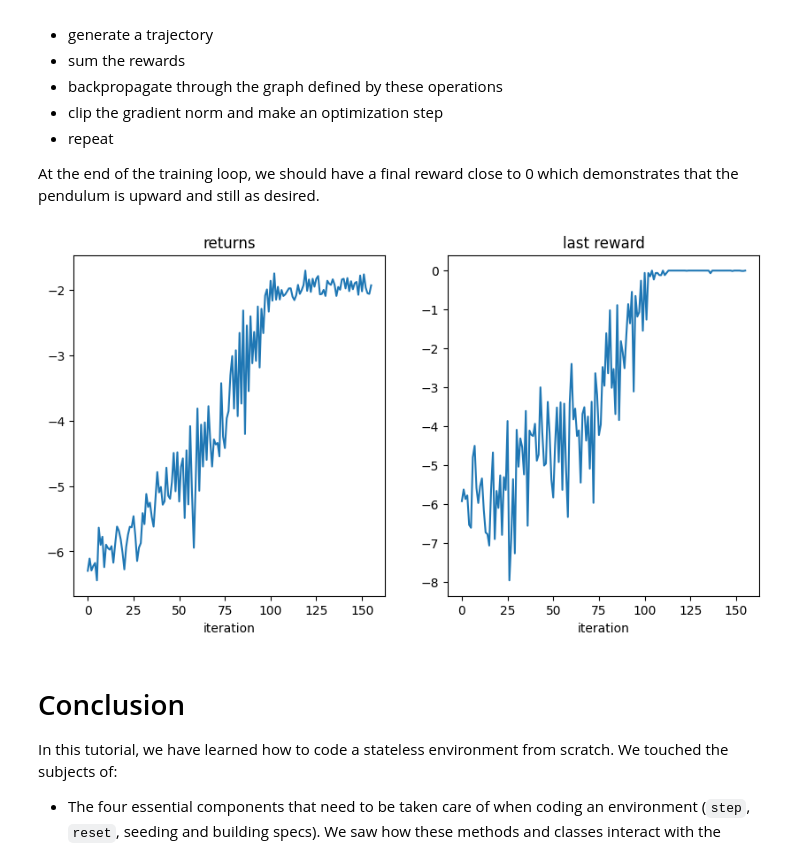
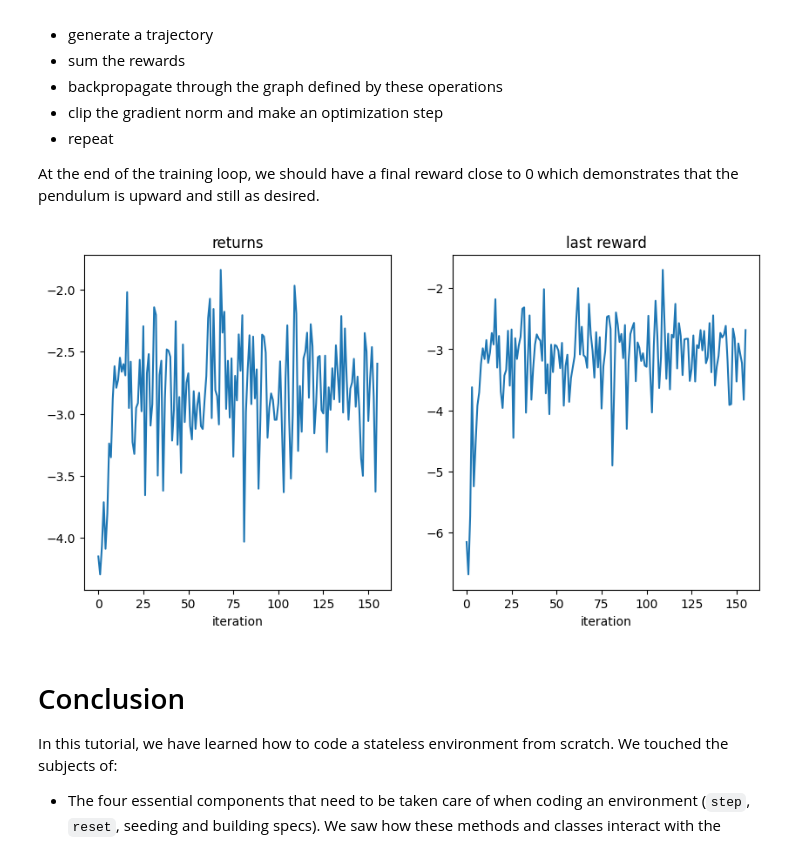
Before and after one commit to ModeS7/Pendulum_RL, a Jupyter notebook: pendulum.ipynb, the cells around one changed output. Cells and saved outputs as stored; diff of their text form; code cells hidden in the pictures.

```diff
--- a/pendulum.ipynb
+++ b/pendulum.ipynb
@@ -477,7 +512,7 @@ We add a static method `PendulumEnv.gen_params`{.interpreted-text
 role="meth"} which deterministically generates a set of hyperparameters
 to be used during execution:
 # %%
-def gen_params(g=10.0, batch_size=None) -> TensorDictBase:
+def gen_params(g=9.81, batch_size=None) -> TensorDictBase:
     """Returns a ``tensordict`` containing the physical parameters such as gravitational force and torque or speed limits."""
     if batch_size is None:
         batch_size = []
@@ -485,12 +520,12 @@ def gen_params(g=10.0, batch_size=None) -> TensorDictBase:
         {
             "params": TensorDict(
                 {
-                    "max_speed": 8,
-                    "max_torque": 2.0,
+                    "max_phi": 2.0/3.0,
+                    "max_voltage": 5.0,
                     "dt": 0.05,
                     "g": g,
-                    "m": 1.0,
-                    "l": 1.0,
+                    "m": 0.024,
+                    "l": 0.129/2.0,
                 },
                 [],
             )
@@ -648,8 +680,8 @@ env = TransformedEnv(
     # ``Unsqueeze`` the observations that we will concatenate
     UnsqueezeTransform(
         dim=-1,
-        in_keys=["th", "thdot"],
-        in_keys_inv=["th", "thdot"],
+        in_keys=["th", "thdot", "thdotdot", "phi", "phidot", "phidotdot"],
+        in_keys_inv=["th", "thdot", "thdotdot", "phi", "phidot", "phidotdot"],
     ),
 )
 # %% [markdown]
@@ -941,13 +973,13 @@ torch.manual_seed(0)
 env.set_seed(0)
 
 net = nn.Sequential(
-    nn.LazyLinear(128),
+    nn.Linear(3, 128),  # Input size 3 for ['sin', 'cos', 'thdot']
     nn.ReLU(),
-    nn.LazyLinear(128),
+    nn.Linear(128, 128),
     nn.ReLU(),
-    nn.LazyLinear(128),
+    nn.Linear(128, 128),
     nn.ReLU(),
-    nn.LazyLinear(1),
+    nn.Linear(128, 1),
 )
 policy = TensorDictModule(
     net,
@@ -958,7 +990,7 @@ policy = TensorDictModule(
 and our optimizer:
 # %%
 #optim = torch.optim.Adam(policy.parameters(), lr=2e-3)
-optim = Lion(policy.parameters(), lr=1e-3)
+optim = Lion(policy.parameters(), lr=5e-3)
 # %% [markdown]
 Training loop
 =============
@@ -974,8 +1006,8 @@ We will successively:
 At the end of the training loop, we should have a final reward close to
 0 which demonstrates that the pendulum is upward and still as desired.
 # %%
-batch_size = 128
-pbar = tqdm.tqdm(range(20_000 // batch_size))
+batch_size = 32
+pbar = tqdm.tqdm(range(5_000 // batch_size))
 scheduler = torch.optim.lr_scheduler.CosineAnnealingLR(optim, 20_000)
 logs = defaultdict(list)
 
@@ -987,34 +1019,34 @@ for _ in pbar:
     gn = torch.nn.utils.clip_grad_norm_(net.parameters(), 1.0)
     optim.step()
     optim.zero_grad()
     pbar.set_description(
         f"reward: {traj_return: 4.4f}, "
         f"last reward: {rollout[..., -1]['next', 'reward'].mean(): 4.4f}, gradient norm: {gn: 4.4}"
     )
     logs["return"].append(traj_return.item())
     logs["last_reward"].append(rollout[..., -1]["next", "reward"].mean().item())
     scheduler.step()
 
 
 def plot():
     import matplotlib
     from matplotlib import pyplot as plt
 
     plt.figure(figsize=(10, 5))
     plt.subplot(1, 2, 1)
     plt.plot(logs["return"])
     plt.title("returns")
     plt.xlabel("iteration")
     plt.subplot(1, 2, 2)
     plt.plot(logs["last_reward"])
     plt.title("last reward")
     plt.xlabel("iteration")
     plt.show()
 
 
 plot()
 # %% [output]
-[figure, old version]
+[figure, new version]
 # %% [markdown]
 Conclusion
 ==========
```
Also changed, not shown: parts of 16 cells of this notebook, 1 other file.
